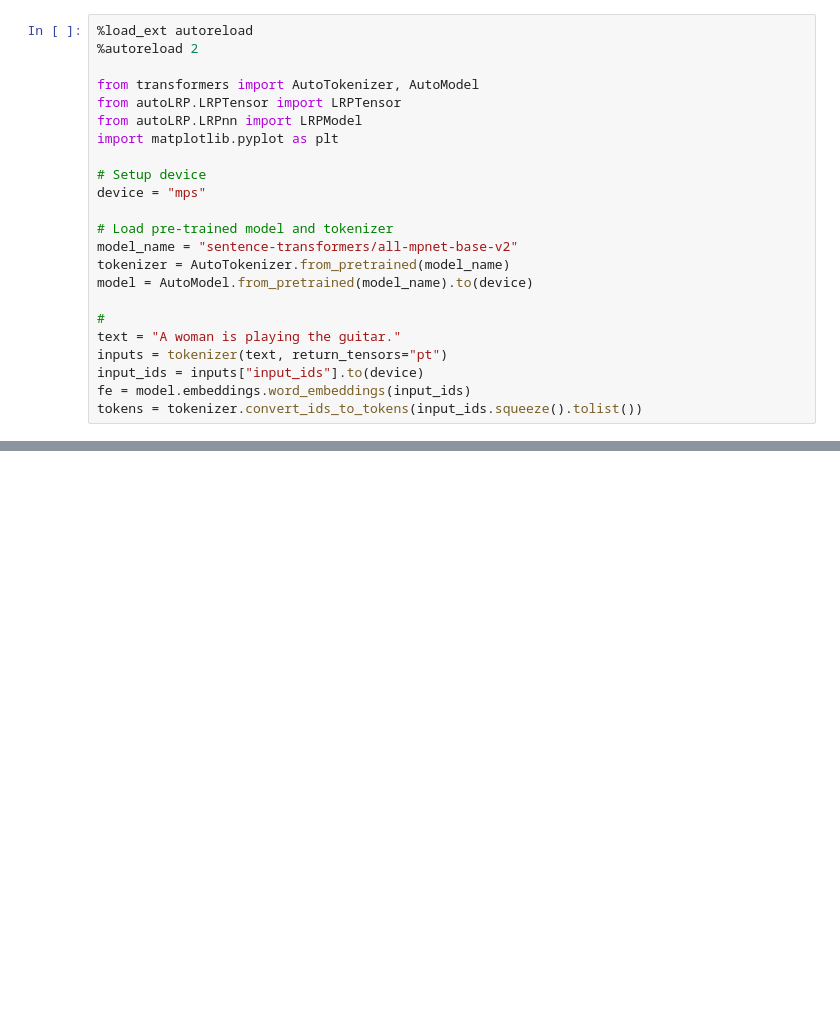
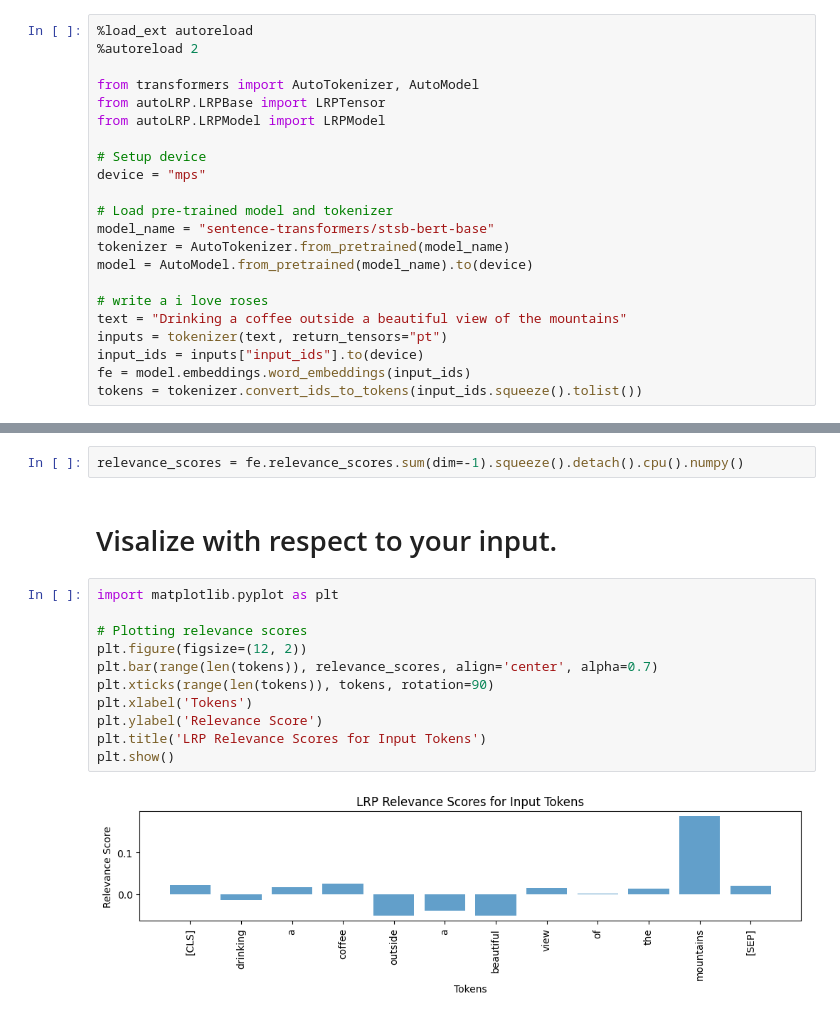
Before and after one commit to Wa-lead/autoLRP, a Jupyter notebook: visualize-bert.ipynb, the cells around one changed output, grey strips where cells are left out. Cells and saved outputs as stored; diff of their text form; blank space fills up the shorter version.

```diff
--- a/visualize-bert.ipynb
+++ b/visualize-bert.ipynb
@@ -3,20 +5,19 @@
 %autoreload 2
 
 from transformers import AutoTokenizer, AutoModel
-from autoLRP.LRPTensor import LRPTensor
-from autoLRP.LRPnn import LRPModel
-import matplotlib.pyplot as plt
+from autoLRP.LRPBase import LRPTensor
+from autoLRP.LRPModel import LRPModel
 
 # Setup device
 device = "mps"
 
 # Load pre-trained model and tokenizer
-model_name = "sentence-transformers/all-mpnet-base-v2"
+model_name = "sentence-transformers/stsb-bert-base"
 tokenizer = AutoTokenizer.from_pretrained(model_name)
 model = AutoModel.from_pretrained(model_name).to(device)
 
-#
-text = "A woman is playing the guitar."
+# write a i love roses
+text = "Drinking a coffee outside a beautiful view of the mountains"
 inputs = tokenizer(text, return_tensors="pt")
 input_ids = inputs["input_ids"].to(device)
 fe = model.embeddings.word_embeddings(input_ids)
@@ -337,0 +49,17 @@ The pretrained weights were also optimized by running multiple reranking/repacka
+# %%
+relevance_scores = fe.relevance_scores.sum(dim=-1).squeeze().detach().cpu().numpy()
+# %% [markdown]
+# Visalize with respect to your input.
+# %%
+import matplotlib.pyplot as plt
+
+# Plotting relevance scores
+plt.figure(figsize=(12, 2))
+plt.bar(range(len(tokens)), relevance_scores, align='center', alpha=0.7)
+plt.xticks(range(len(tokens)), tokens, rotation=90)
+plt.xlabel('Tokens')
+plt.ylabel('Relevance Score')
+plt.title('LRP Relevance Scores for Input Tokens')
+plt.show()
+# %% [output]
+[figure, added]
```
Also changed, not shown: parts of 11 cells of this notebook, 10 other files.
